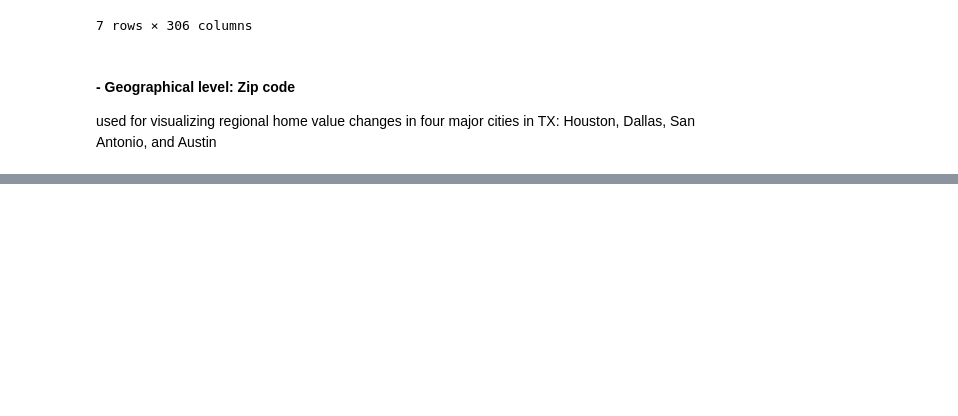
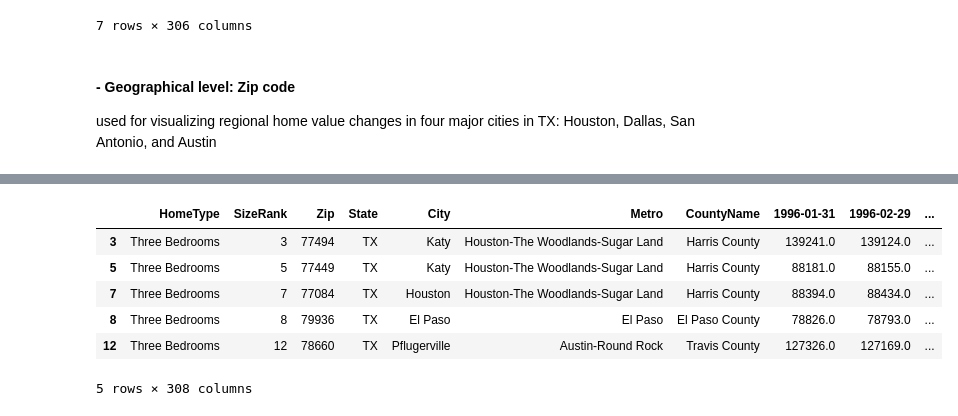
Before and after one commit to BaiyanRen/real-estate-analysis, a Jupyter notebook: Home Values in TX_Data Wrangling.ipynb, the cells around one changed output, grey strips where cells are left out. Cells and saved outputs as stored; diff of their text form; code cells hidden in the pictures; blank space fills up the shorter version.

```diff
--- a/Home Values in TX_Data Wrangling.ipynb
+++ b/Home Values in TX_Data Wrangling.ipynb
@@ -266,0 +285,30 @@ used for visualizing regional home value changes in four major cities in TX: Hou
+# %%
+def tx_zip_clean(df, home_type):
+    df1 = df.query('State=="TX"').copy()
+    df1.drop(columns=['RegionID', 'RegionType', 'StateName'], inplace=True)
+    df1.rename(columns={'RegionName': 'Zip'}, inplace=True)
+    df1['HomeType'] = home_type
+
+    cols = df1.columns.tolist()
+    cols = cols[-1:] + cols[:-1]
+    df1 = df1[cols]
+
+    return df1
+# %%
+tx_zip_1b = tx_zip_clean(zip_1b, 'One Bedroom')
+tx_zip_2b = tx_zip_clean(zip_2b, 'Two Bedrooms')
+tx_zip_3b = tx_zip_clean(zip_3b, 'Three Bedrooms')
+tx_zip_4b = tx_zip_clean(zip_4b, 'Four Bedrooms')
+tx_zip_5b = tx_zip_clean(zip_5b, 'Five Bedrooms And More')
+tx_zip_cd = tx_zip_clean(zip_cd, 'Condominium and Co-operative Homes')
+tx_zip_sfr = tx_zip_clean(zip_sfr, 'Single-family Residences')
+# %%
+tx_zip_3b.head()
+# %% [output]
+|  | HomeType | SizeRank | Zip | State | City | Metro | CountyName | 1996-01-31 | 1996-02-29 | ... |
+| 3 | Three Bedrooms | 3 | 77494 | TX | Katy | Houston-The Woodlands-Sugar Land | Harris County | 139241.0 | 139124.0 | ... |
+| 5 | Three Bedrooms | 5 | 77449 | TX | Katy | Houston-The Woodlands-Sugar Land | Harris County | 88181.0 | 88155.0 | ... |
+| 7 | Three Bedrooms | 7 | 77084 | TX | Houston | Houston-The Woodlands-Sugar Land | Harris County | 88394.0 | 88434.0 | ... |
+| 8 | Three Bedrooms | 8 | 79936 | TX | El Paso | El Paso | El Paso County | 78826.0 | 78793.0 | ... |
+| 12 | Three Bedrooms | 12 | 78660 | TX | Pflugerville | Austin-Round Rock | Travis County | 127326.0 | 127169.0 | ... |
+5 rows × 308 columns
```
Also changed, not shown: parts of 32 cells of this notebook.
